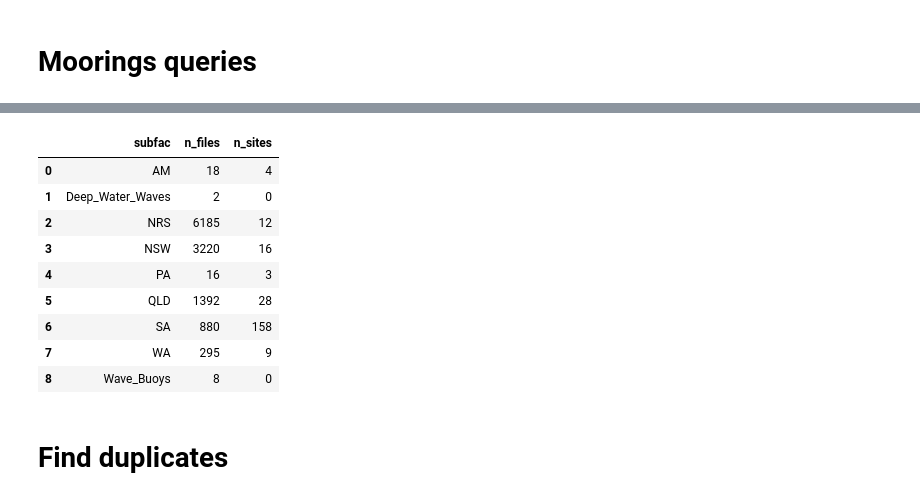
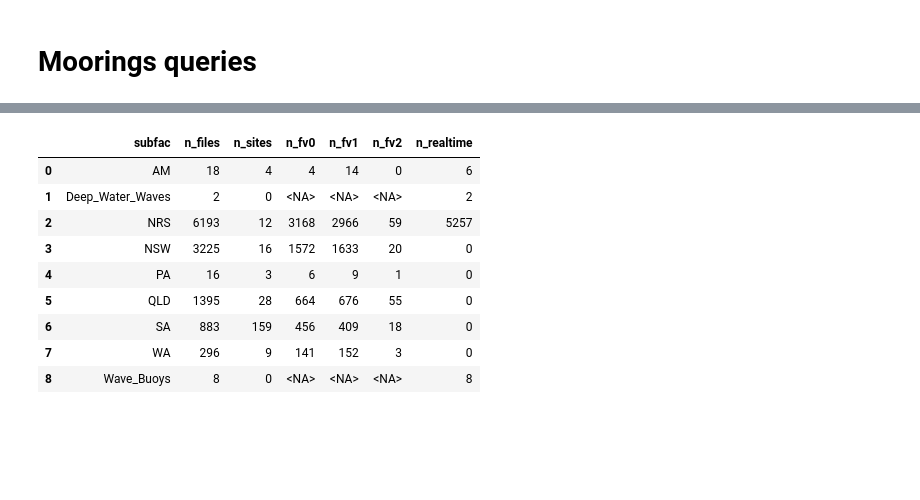
Before and after one commit to aodn/data-index, a Jupyter notebook: analysis/structured_metadata/data_management_queries.ipynb, the cells around one changed output, grey strips where cells are left out. Cells and saved outputs as stored; diff of their text form; code cells hidden in the pictures; blank space fills up the shorter version.

```diff
--- a/analysis/structured_metadata/data_management_queries.ipynb
+++ b/analysis/structured_metadata/data_management_queries.ipynb
@@ -129,21 +148,26 @@ con.execute("""
 # %%
+# Sub-facility summary
 con.execute("""
-    SELECT subfac, COUNT(*) as n_files, COUNT(DISTINCT site_code) as n_sites
+    SELECT subfac,
+           COUNT(*) as n_files,
+           COUNT(DISTINCT site_code) as n_sites,
+           COUNTIF(fv = 0)::INT as n_fv0,
+           COUNTIF(fv = 1)::INT as n_fv1,
+           COUNTIF(fv = 2)::INT as n_fv2,
+           COUNTIF(is_realtime)::INT as n_realtime
     FROM anmn_all
     GROUP BY subfac
     ORDER BY subfac
 """
 ).fetchdf()
 # %% [output]
-|  | subfac | n_files | n_sites |
-| 0 | AM | 18 | 4 |
-| 1 | Deep_Water_Waves | 2 | 0 |
-| 2 | NRS | 6185 | 12 |
-| 3 | NSW | 3220 | 16 |
-| 4 | PA | 16 | 3 |
-| 5 | QLD | 1392 | 28 |
-| 6 | SA | 880 | 158 |
-| 7 | WA | 295 | 9 |
-| 8 | Wave_Buoys | 8 | 0 |
+|  | subfac | n_files | n_sites | n_fv0 | n_fv1 | n_fv2 | n_realtime |
+| 0 | AM | 18 | 4 | 4 | 14 | 0 | 6 |
+| 1 | Deep_Water_Waves | 2 | 0 | <NA> | <NA> | <NA> | 2 |
+| 2 | NRS | 6193 | 12 | 3168 | 2966 | 59 | 5257 |
+| 3 | NSW | 3225 | 16 | 1572 | 1633 | 20 | 0 |
+| 4 | PA | 16 | 3 | 6 | 9 | 1 | 0 |
+| 5 | QLD | 1395 | 28 | 664 | 676 | 55 | 0 |
+| 6 | SA | 883 | 159 | 456 | 409 | 18 | 0 |
+| 7 | WA | 296 | 9 | 141 | 152 | 3 | 0 |
+| 8 | Wave_Buoys | 8 | 0 | <NA> | <NA> | <NA> | 8 |
-# %% [markdown]
-# Find duplicates
```
Also changed, not shown: parts of 12 cells of this notebook.
